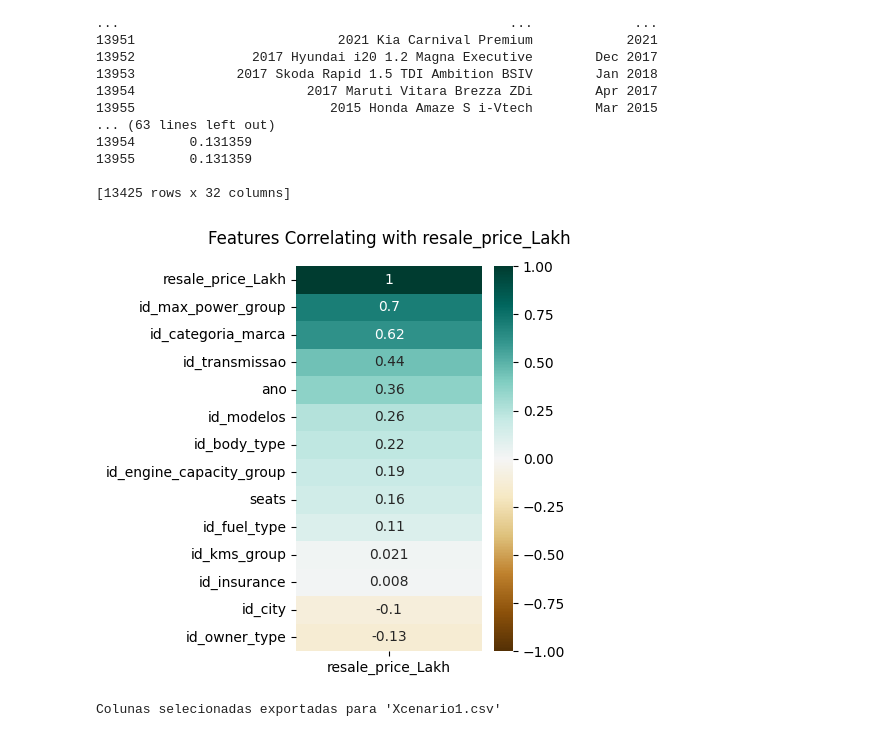
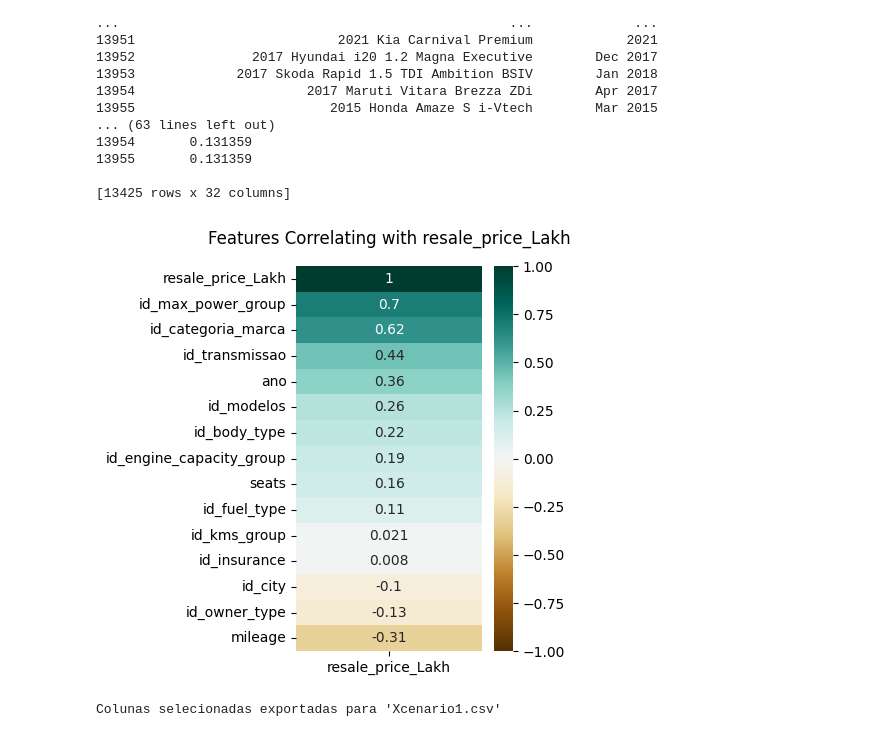
Before and after one commit to ruicoelhor22/AASE, a Jupyter notebook: Cenario2.ipynb, the cells around one changed output. Cells and saved outputs as stored; diff of their text form; code cells hidden in the pictures.

```diff
--- a/Cenario2.ipynb
+++ b/Cenario2.ipynb
@@ -41,10 +41,11 @@ print(valores_unicos_fuel_type)
 # KMS __________________________________________________
 #remove kms from kms_driven
 df['kms_driven'] = df['kms_driven'].str.replace('Kms', '')
-# Remover vírgula e espaço em branco da coluna 'kms_driven'
+# Remove , and blanks from 'kms_driven'
 df['kms_driven'] = df['kms_driven'].str.replace(',', '').str.strip()
 
-# MAX POWER __________________________________________________
+# MAX POWER
+# #convert to bhp__________________________________________________
 Correct_Max_Power = []
 for power in df['max_power']:
     if pd.notna(power):
@@ -65,33 +66,43 @@ for power in df['max_power']:
         Correct_Max_Power.append(None)
 
 
-# Converter os valores não NaN para float
+# Convert not NaN to float
 Correct_Max_Power = [float(value) if value is not None else value for value in Correct_Max_Power]
 
 df['max_power'] = Correct_Max_Power
 
 # OWNER TYPE __________________________________________________
-# Removendo espaços em branco na coluna 'owner_type'
+# Delet blank spaces in 'owner_type'
 df.dropna(subset=['owner_type'], inplace=True)
 
-# Verificando os valores únicos após a remoção dos espaços em branco
+# Check
 unique_values = df['owner_type'].unique()
 print()
 print(unique_values)
 
 
+
 # INSURANCE __________________________________________________
-#Remover a palavra "insurance"
+#Delet "insurance"
 df['insurance'] = df['insurance'].str.replace('insurance', '')
 
-#Atribuir valor às linhas em branco
+#Assign value to blank lines
 df['insurance'].fillna('No Insurance', inplace=True)
 
-# Espaço em branco nas linhas "Third Party"
+#Blank space on "Third Party" lines
 df['insurance'] = df['insurance'].str.replace('Third Party ', 'Third Party')
 
-#Remover valores inteiros
+#Remove integer values
 df = df[~df['insurance'].astype(str).str.isnumeric()]
+
+
+#MILEAGE_____________________________________________________
+#remove 'kmpl' and 'km/kg/ from  mileage
+df['mileage'] = df['mileage'].str.replace('kmpl', '')
+df['mileage'] = df['mileage'].str.replace('km/kg', '')
+
+#assign value to blank lines
+df['mileage'] = df['mileage'].fillna(0)
 # %% [output]
 Distinct full names with blank seats:
 2009 Maruti Estilo LXI
@@ -186,6 +197,7 @@ df = df.astype({
     'marca': 'string',
     'modelo': 'string',
     'body_type': 'string',
+    'mileage': float,
 })
 # %%
 # Check data types
@@ -767,19 +732,19 @@ df = df.astype({
 # %%
 #correlation
 
 # Select columns
-columns_of_interest = ['id_transmissao', 'id_body_type','id_modelos','id_categoria_marca','ano','id_city','id_insurance','seats','id_engine_capacity_group','id_fuel_type','id_kms_group','id_max_power_group','id_owner_type','resale_price_Lakh']
+columns_of_interest = ['id_transmissao', 'id_body_type','id_modelos','id_categoria_marca', 'mileage','ano','id_city','id_insurance','seats','id_engine_capacity_group','id_fuel_type','id_kms_group','id_max_power_group','id_owner_type','resale_price_Lakh']
 subset_df = df[columns_of_interest]
 
 plt.figure(figsize=(3, 5))
 
 # Creat heatmap
 heatmap = sns.heatmap(subset_df.corr()[['resale_price_Lakh']].sort_values(by='resale_price_Lakh', ascending=False), vmin=-1, vmax=1, annot=True, cmap='BrBG')
 heatmap.set_title('Features Correlating with resale_price_Lakh', fontdict={'fontsize': 12}, pad=16)
 
 plt.show()
 # %% [output]
-[figure, old version]
+[figure, new version]
 # %%
 #Export
 #Not the target
```
Also changed, not shown: parts of 19 cells of this notebook, 1 other file.
